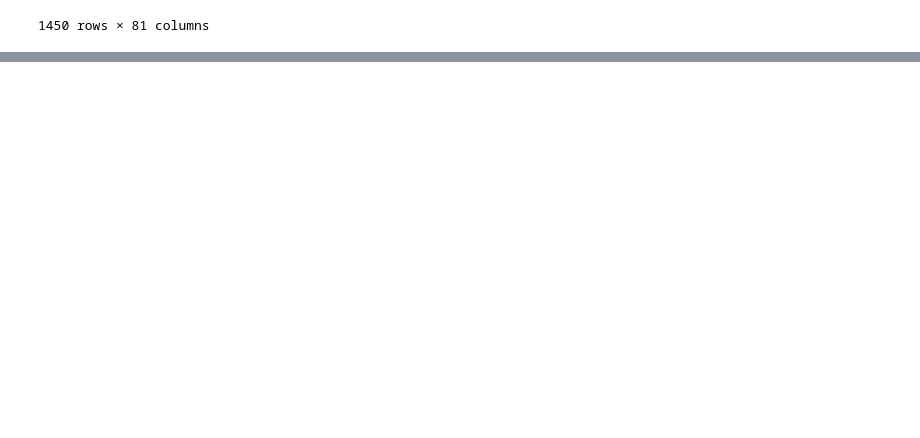
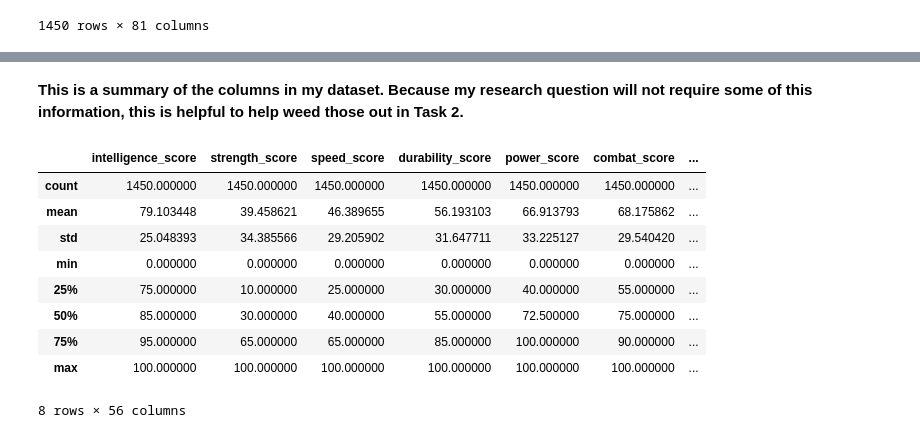
Before and after one commit to data301-2021-winter1/project-group04-project, a Jupyter notebook: notebooks/analysis1.ipynb, the cells around one changed output, grey strips where cells are left out. Saved outputs shown, nothing was run; the diff lists cells and outputs as text; code cells hidden in the pictures; blank space fills up the shorter version.

Commit message:
Milestone 3 Progress- Halle

```diff
--- a/notebooks/analysis1.ipynb
+++ b/notebooks/analysis1.ipynb
@@ -22,0 +25,2 @@ pd.read_csv(r"C:\Users\halle\Desktop\School\DATA 301\Project\project-group04-pro
+# %%
+mcu = pd.read_csv(r"C:\Users\halle\Desktop\School\DATA 301\Project\project-group04-project\data\raw\superheroes_nlp_dataset.csv")
@@ -22,0 +57,15 @@ pd.read_csv(r"C:\Users\halle\Desktop\School\DATA 301\Project\project-group04-pro
+# %% [markdown]
+**This is a summary of the columns in my dataset. Because my research question will not require some of this information, this is helpful to help weed those out in Task 2.**
+# %%
+mcu.describe().apply(lambda s: s.apply(lambda x: format(x, 'f')))
+# %% [output]
+|  | intelligence_score | strength_score | speed_score | durability_score | power_score | combat_score | ... |
+| count | 1450.000000 | 1450.000000 | 1450.000000 | 1450.000000 | 1450.000000 | 1450.000000 | ... |
+| mean | 79.103448 | 39.458621 | 46.389655 | 56.193103 | 66.913793 | 68.175862 | ... |
+| std | 25.048393 | 34.385566 | 29.205902 | 31.647711 | 33.225127 | 29.540420 | ... |
+| min | 0.000000 | 0.000000 | 0.000000 | 0.000000 | 0.000000 | 0.000000 | ... |
+| 25% | 75.000000 | 10.000000 | 25.000000 | 30.000000 | 40.000000 | 55.000000 | ... |
+| 50% | 85.000000 | 30.000000 | 40.000000 | 55.000000 | 72.500000 | 75.000000 | ... |
+| 75% | 95.000000 | 65.000000 | 65.000000 | 85.000000 | 100.000000 | 90.000000 | ... |
+| max | 100.000000 | 100.000000 | 100.000000 | 100.000000 | 100.000000 | 100.000000 | ... |
+8 rows × 56 columns
```
Also changed, not shown: parts of 22 cells of this notebook.
